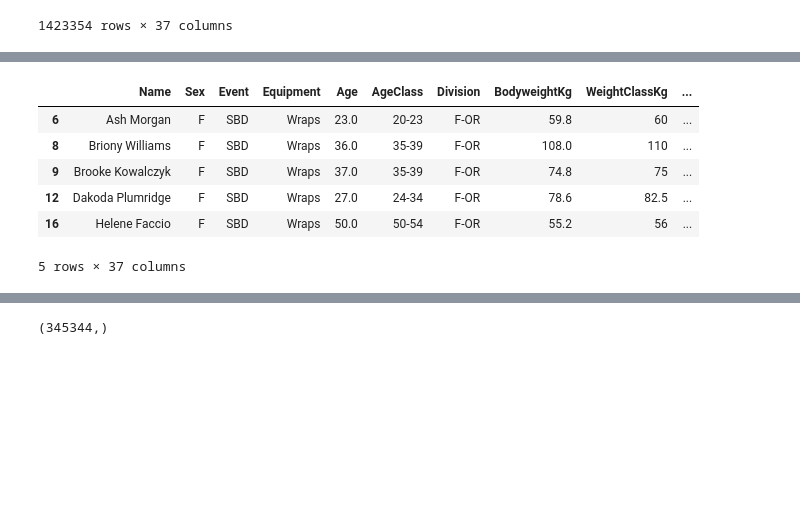
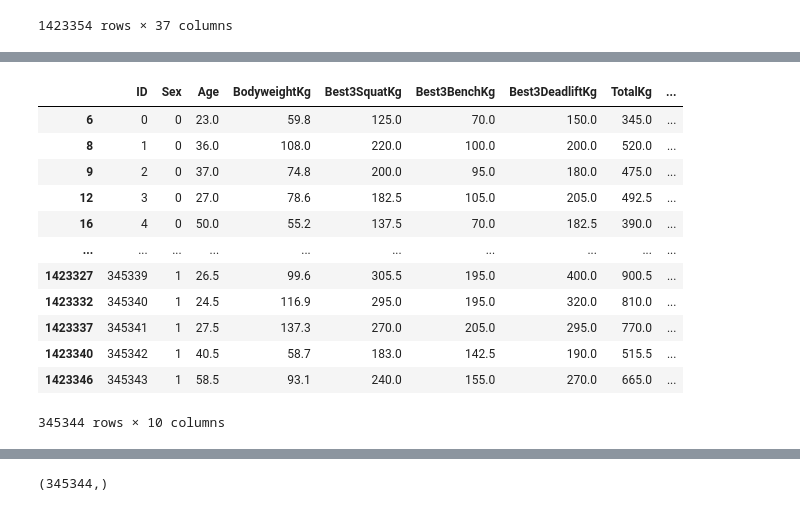
Before and after one commit to bryhnguyen/Future_Of_Powerlifting_Analysis, a Jupyter notebook: Machine_Learning_Model/Project_simple_ML_model.ipynb, the cells around one changed output, grey strips where cells are left out. Drawn from its saved outputs; the diff is of its cells as text; code cells hidden in the pictures; blank space fills up the shorter version.

```diff
--- a/Machine_Learning_Model/Project_simple_ML_model.ipynb
+++ b/Machine_Learning_Model/Project_simple_ML_model.ipynb
@@ -40,10 +41,14 @@ df
 # %%
 # # Drop the null columns where all values are null
 # df=df.dropna(axis=1,how='all')
-
-
 place_mask = df['Place'] == '1'
 df = df.loc[place_mask]
 
 event_mask = df['Event'] == 'SBD'
 df = df.loc[event_mask]
+
+df = df.drop(['Equipment', 'AgeClass', 'Division','WeightClassKg','Squat1Kg','Squat2Kg','Squat3Kg','Squat4Kg', 'Bench1Kg', 'Bench2Kg', 'Bench3Kg',
+       'Bench4Kg', 'Deadlift1Kg', 'Deadlift2Kg', 'Deadlift3Kg',
+       'Deadlift4Kg','Name', 'Event',
+       'McCulloch', 'Glossbrenner', 'IPFPoints', 'Tested', 'Country',
+       'Federation','MeetCountry', 'MeetState', 'MeetName', 'Wilks'], axis=1)
@@ -49,0 +68,10 @@ df = df.loc[event_mask]
+# %%
+# gender = {'M': 1,'F': 0}
+# df = pd.get_dummies(df["Gender"])
+df["Sex"] = df["Sex"].astype('category')
+df["Sex"] = df["Sex"].cat.codes
+df['Place'] = df['Place'].astype('int')
+df['Date'] = pd.to_datetime(df['Date'])
+
+df.insert(loc=0, column='ID', value=np.arange(len(df)))
+df.dtypes
@@ -50,12 +90,18 @@ df = df.loc[event_mask]
 # %%
-df.head()
+df
 # %% [output]
-|  | Name | Sex | Event | Equipment | Age | AgeClass | Division | BodyweightKg | WeightClassKg | ... |
-| 6 | Ash Morgan | F | SBD | Wraps | 23.0 | 20-23 | F-OR | 59.8 | 60 | ... |
-| 8 | Briony Williams | F | SBD | Wraps | 36.0 | 35-39 | F-OR | 108.0 | 110 | ... |
-| 9 | Brooke Kowalczyk | F | SBD | Wraps | 37.0 | 35-39 | F-OR | 74.8 | 75 | ... |
-| 12 | Dakoda Plumridge | F | SBD | Wraps | 27.0 | 24-34 | F-OR | 78.6 | 82.5 | ... |
-| 16 | Helene Faccio | F | SBD | Wraps | 50.0 | 50-54 | F-OR | 55.2 | 56 | ... |
+|  | ID | Sex | Age | BodyweightKg | Best3SquatKg | Best3BenchKg | Best3DeadliftKg | TotalKg | ... |
+| 6 | 0 | 0 | 23.0 | 59.8 | 125.0 | 70.0 | 150.0 | 345.0 | ... |
+| 8 | 1 | 0 | 36.0 | 108.0 | 220.0 | 100.0 | 200.0 | 520.0 | ... |
+| 9 | 2 | 0 | 37.0 | 74.8 | 200.0 | 95.0 | 180.0 | 475.0 | ... |
+| 12 | 3 | 0 | 27.0 | 78.6 | 182.5 | 105.0 | 205.0 | 492.5 | ... |
+| 16 | 4 | 0 | 50.0 | 55.2 | 137.5 | 70.0 | 182.5 | 390.0 | ... |
+| ... | ... | ... | ... | ... | ... | ... | ... | ... | ... |
+| 1423327 | 345339 | 1 | 26.5 | 99.6 | 305.5 | 195.0 | 400.0 | 900.5 | ... |
+| 1423332 | 345340 | 1 | 24.5 | 116.9 | 295.0 | 195.0 | 320.0 | 810.0 | ... |
+| 1423337 | 345341 | 1 | 27.5 | 137.3 | 270.0 | 205.0 | 295.0 | 770.0 | ... |
+| 1423340 | 345342 | 1 | 40.5 | 58.7 | 183.0 | 142.5 | 190.0 | 515.5 | ... |
+| 1423346 | 345343 | 1 | 58.5 | 93.1 | 240.0 | 155.0 | 270.0 | 665.0 | ... |
-5 rows × 37 columns
+345344 rows × 10 columns
 # %%
 # Determine y and x columns
```
Also changed, not shown: parts of 6 cells of this notebook.
